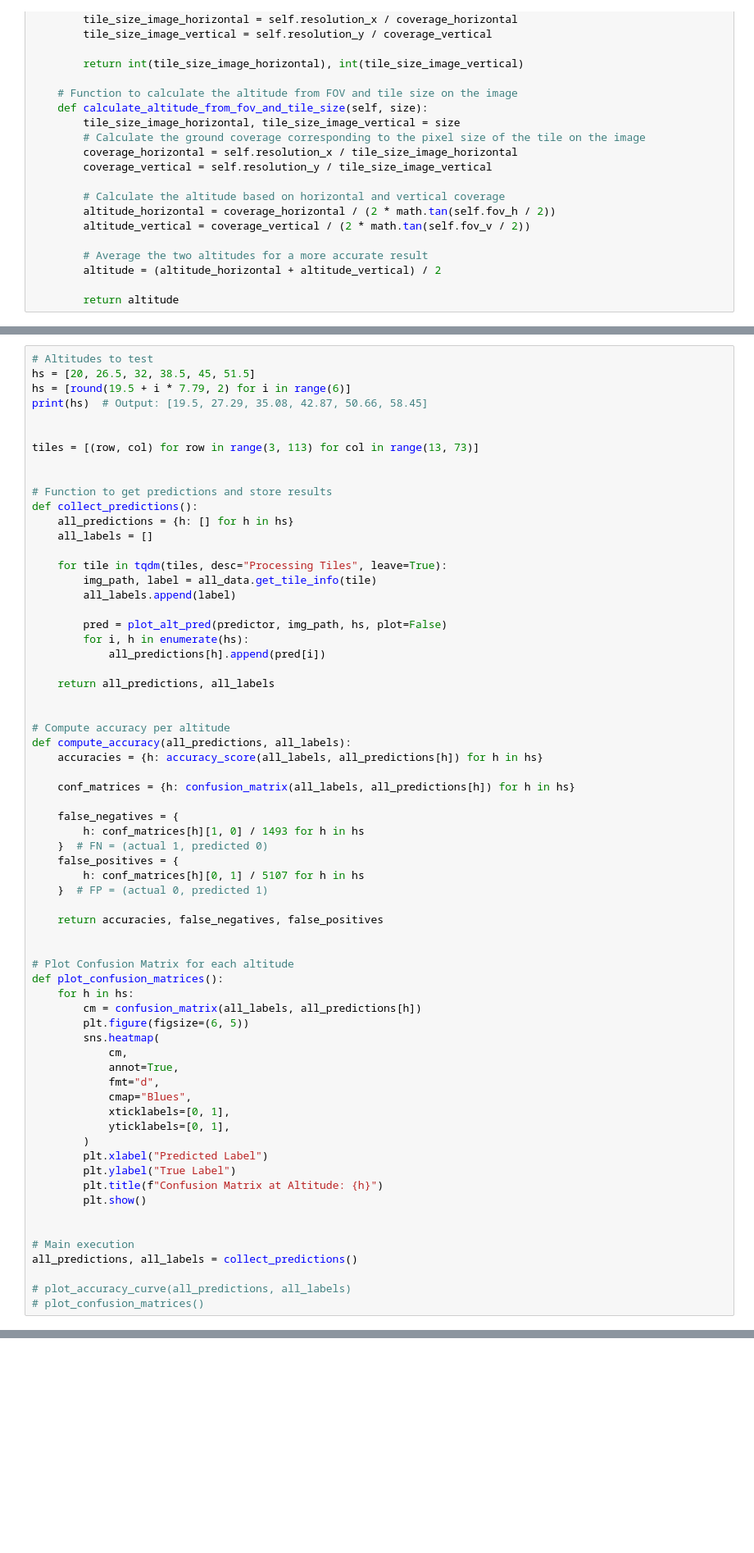
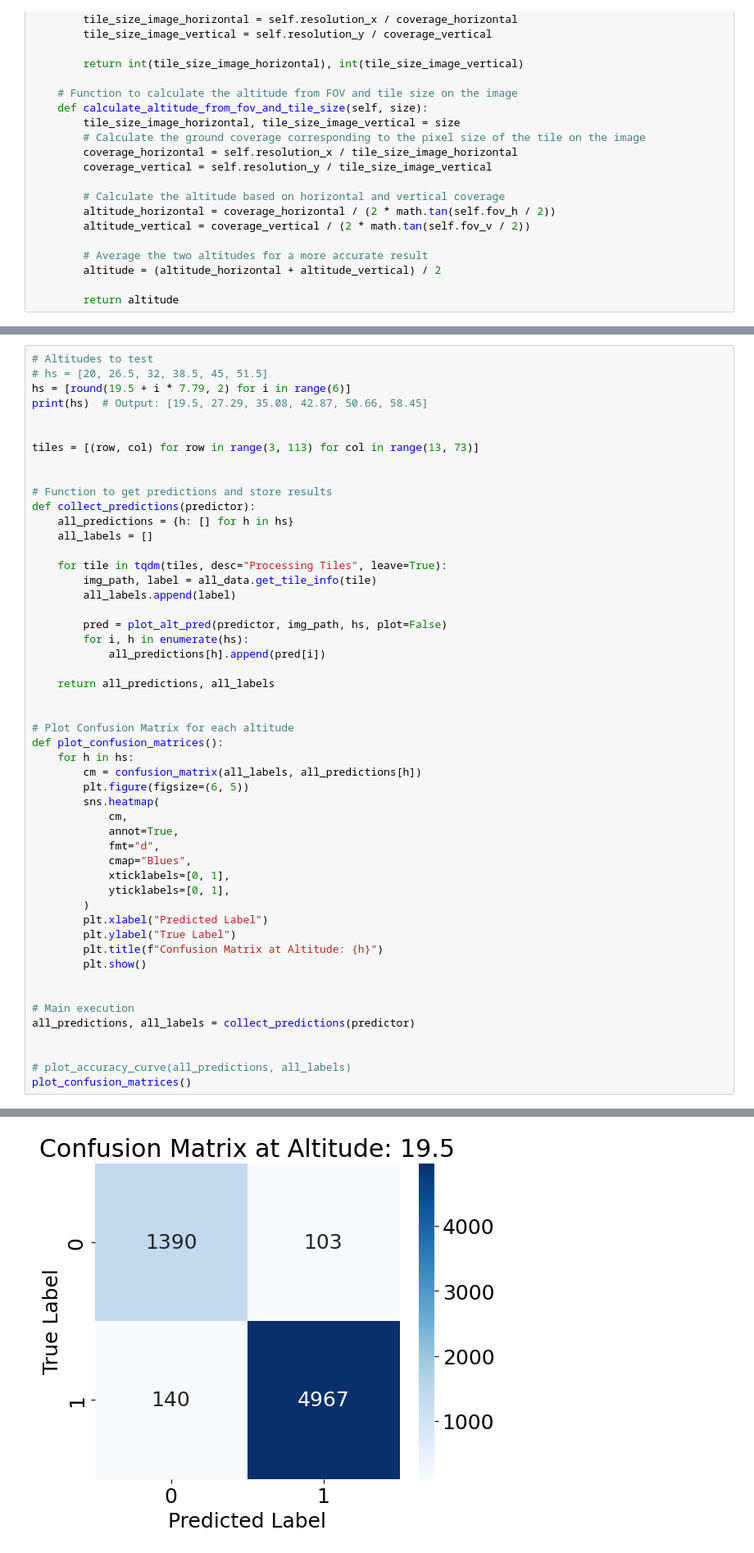
Before and after one commit to botastark/multi-horizon, a Jupyter notebook: src/gen_plots.ipynb, the cells around one changed output, grey strips where cells are left out. Shown at 82% size. Saved outputs shown, nothing was run; the diff lists cells and outputs as text; blank space fills up the shorter version.

Commit message:
added altitude checks

```diff
--- a/src/gen_plots.ipynb
+++ b/src/gen_plots.ipynb
@@ -563,6 +578,6 @@ def plot_alt_pred(predictor, img_path, hs, img_i=None, plot=True):
 # %%
 # Altitudes to test
-hs = [20, 26.5, 32, 38.5, 45, 51.5]
+# hs = [20, 26.5, 32, 38.5, 45, 51.5]
 hs = [round(19.5 + i * 7.79, 2) for i in range(6)]
 print(hs)  # Output: [19.5, 27.29, 35.08, 42.87, 50.66, 58.45]
 
@@ -571,7 +586,7 @@ tiles = [(row, col) for row in range(3, 113) for col in range(13, 73)]
 
 
 # Function to get predictions and store results
-def collect_predictions():
+def collect_predictions(predictor):
     all_predictions = {h: [] for h in hs}
     all_labels = []
 
@@ -583,48 +598,34 @@ def collect_predictions():
         for i, h in enumerate(hs):
             all_predictions[h].append(pred[i])
 
     return all_predictions, all_labels
-
-
-# Compute accuracy per altitude
-def compute_accuracy(all_predictions, all_labels):
-    accuracies = {h: accuracy_score(all_labels, all_predictions[h]) for h in hs}
-
-    conf_matrices = {h: confusion_matrix(all_labels, all_predictions[h]) for h in hs}
-
-    false_negatives = {
-        h: conf_matrices[h][1, 0] / 1493 for h in hs
-    }  # FN = (actual 1, predicted 0)
-    false_positives = {
-        h: conf_matrices[h][0, 1] / 5107 for h in hs
-    }  # FP = (actual 0, predicted 1)
-
-    return accuracies, false_negatives, false_positives
 
 
 # Plot Confusion Matrix for each altitude
 def plot_confusion_matrices():
     for h in hs:
         cm = confusion_matrix(all_labels, all_predictions[h])
         plt.figure(figsize=(6, 5))
         sns.heatmap(
             cm,
             annot=True,
             fmt="d",
             cmap="Blues",
             xticklabels=[0, 1],
             yticklabels=[0, 1],
         )
         plt.xlabel("Predicted Label")
         plt.ylabel("True Label")
         plt.title(f"Confusion Matrix at Altitude: {h}")
         plt.show()
 
 
 # Main execution
-all_predictions, all_labels = collect_predictions()
+all_predictions, all_labels = collect_predictions(predictor)
+
 
 # plot_accuracy_curve(all_predictions, all_labels)
-# plot_confusion_matrices()
+plot_confusion_matrices()
 # %% [output]
 [19.5, 27.29, 35.08, 42.87, 50.66, 58.45]
+[figure, added]
```
Also changed, not shown: parts of 9 cells of this notebook.
